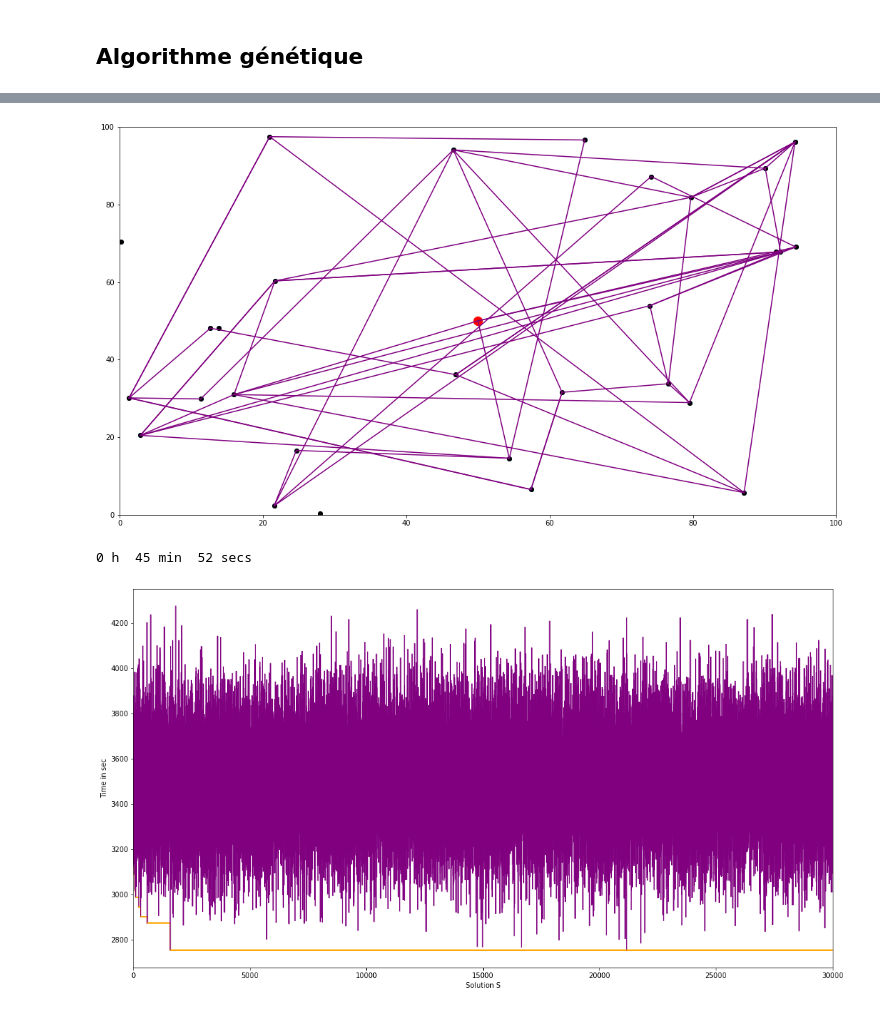
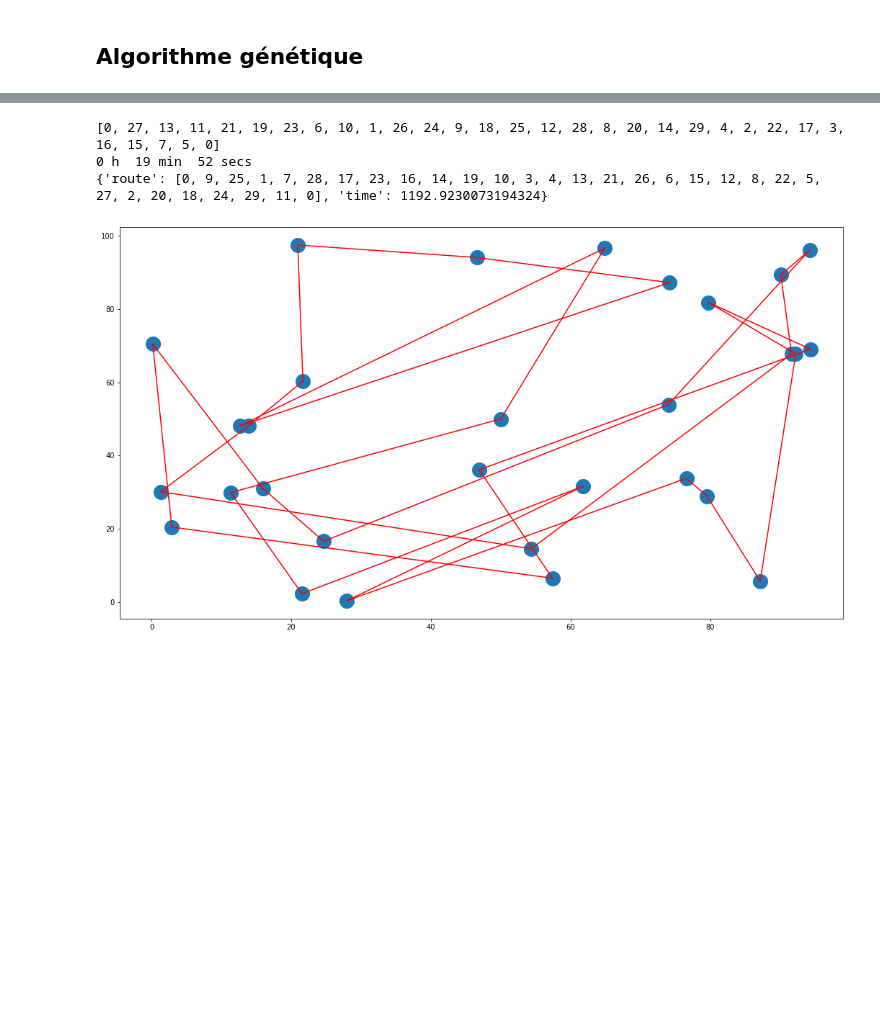
Before and after one commit to OscarPALISSOT/Routing_vehicule_problem_Python, a Jupyter notebook: Livrable2-FR.ipynb, the cells around one changed output, grey strips where cells are left out. Drawn from its saved outputs; the diff is of its cells as text; code cells hidden in the pictures; blank space fills up the shorter version.

```diff
--- a/Livrable2-FR.ipynb
+++ b/Livrable2-FR.ipynb
@@ -222,11 +214,6 @@ Cette fonction est purement facultative. Elle sert à générer une carte repré
 villes = generateVille(n)
 
 routes = generateRoute(n, villes)
-
-# génération du dictionnaire
-for i in range(n):
-    node = {'label':i+1,'demand':random.uniform(0.0,maxcapacity),'posX':villes[0][i],'posY':villes[1][i]}
-    vrp['nodes'].append(node)
 # %%
 def generateMap(villes, routes):
     plt.scatter(villes[0], villes[1],s=400)
@@ -683,21 +519,17 @@ def best(Population, x, y, best=None):
+# %%
+def best(Population, villes, best=None):
+    AllS = []
+    BestS = []
+    for cities in Population:
+        dist = distanceTournee(cities)
+        if best == None or dist < best['time']:
+            best = {'route': cities,'time':dist}
+        AllS.append(dist)
+        BestS.append(best['time'])
+    return best, AllS, BestS
 # %%
 
 from datetime import datetime
-import random as rng
-
-def Graph(x, y, S, Xmax):
-    plt.scatter(x, y)
-    plt.xlim(0,Xmax)
-    plt.ylim(0,Xmax)
-    plt.scatter(x, y, c='black')
-    plt.scatter(x[0], y[0], c="red", s=150)
-    plt.gcf().set_size_inches(18, 10)
-    prev = 0
-    for i in range(0, len(S['route'])):
-        plt.plot([x[prev], x[S['route'][i]['city']]], [y[prev], y[S['route'][i]['city']]], c="purple")
-        prev = S['route'][i]['city']
-    plt.plot([x[prev], x[0]], [y[prev], y[0]], c="purple")
-    plt.show()
 
 #Crossover function. Ensure there is no duplicate in the solution after the "fusion".
 def noDuplicates(L1,L2):
@@ -714,71 +546,62 @@ def noDuplicates(L1,L2):
 
 
 #Genetic algorithm
-def AlgoGen(L, x, y):
+def AlgoGen(L, villes):
     #Initialize
-    Pop = [randomS(L) for i in range(0, 150)]
-    bestresult, AllS, BestS = best(Pop, x, y)
+    print(L)
+    Pop = [randomSolution() for i in range(0, 150)]
+    bestresult, AllS, BestS = best(Pop, villes)
     for gen in range(0, 199):
         nextGen = []
         it = len(Pop)
         for j in range(0, it, 2):
             #Selection
-            Sm1 = Pop.pop(rng.randint(0, len(Pop) - 1))
-            Sm2 = Pop.pop(rng.randint(0, len(Pop) - 1))
+            Sm1 = Pop.pop(random.randint(0, len(Pop) - 1))
+            Sm2 = Pop.pop(random.randint(0, len(Pop) - 1))
             #Crossover
             Sf1 = noDuplicates(Sm1, Sm2)
             Sf2 = noDuplicates(Sm2, Sm1)
             nextGen.append(Sf1)
             nextGen.append(Sf2)
         #Mutation
         for item in nextGen:
             #If the mutation happens (1% of the time), switch randomly two parts of the solution
-            if rng.random() > 0.99:
-                rint1 = rng.randint(0, len(item)-1)
-                rint2 = rng.randint(0, len(item)-1)
+            if random.random() > 0.99:
+                rint1 = random.randint(0, len(item)-1)
+                rint2 = random.randint(0, len(item)-1)
                 temp = item[rint1]
                 item[rint1] = item[rint2]
                 item[rint2] = temp
         Pop = nextGen
-        bestresult, temp1, temp2 = best(Pop, x, y,bestresult)
+        bestresult, temp1, temp2 = best(Pop, villes, bestresult)
         AllS += temp1
         BestS += temp2
     return bestresult, AllS, BestS
-
-
-#Generate random possible solution
-def randomS(L):
-    S = L.copy()
-    rng.shuffle(S)
-    return S
-
 
 #Display all results, and the evolution of the best result over iterations
 def GraphS(AllS, BestS):
     for i in range(1, len(AllS)):
         plt.plot([i-1,i],[AllS[i-1],AllS[i]] , c="purple")
         plt.plot([i-1,i],[BestS[i-1],BestS[i]] , c="orange")
     # naming the x axis
     plt.xlabel('Solution S')
     # naming the y axis
     plt.ylabel('Time in sec')
     plt.xlim(0,len(AllS))
     plt.gcf().set_size_inches(18, 10)
     plt.show
+
+
 #main function
 def main(n):
-    N = []
-    x = villes[0]
-    y = villes[1]
-    parcels = shift(n)
-    N.append([x[i], y[i]] for i in range(0,len(x)))
-    S, AllS, BestS = AlgoGen(parcels, x, y)
-    Graph(x, y , S, 100)
-    print(int(S['time']//3600), "h ", int((S['time']//60) % 60), "min ", int(S['time'] % 60), "secs")
-    GraphS(AllS, BestS)
+    Solution_initiale = randomSolution()
+    S, AllS, BestS = AlgoGen(Solution_initiale, villes)
+    print(S)
+    printTournee(villes, S['route'])
 
 main(n)
 # %% [output]
+[0, 27, 13, 11, 21, 19, 23, 6, 10, 1, 26, 24, 9, 18, 25, 12, 28, 8, 20, 14, 29, 4, 2, 22, 17, 3, 16, 15, 7, 5, 0]
+0 h  19 min  52 secs
+{'route': [0, 9, 25, 1, 7, 28, 17, 23, 16, 14, 19, 10, 3, 4, 13, 21, 26, 6, 15, 12, 8, 22, 5, 27, 2, 20, 18, 24, 29, 11, 0], 'time': 1192.9230073194324}
-[figure, old version]
+[figure, new version]
-0 h  45 min  52 secs
-[figure, removed]
```
Also changed, not shown: parts of 18 cells of this notebook.
